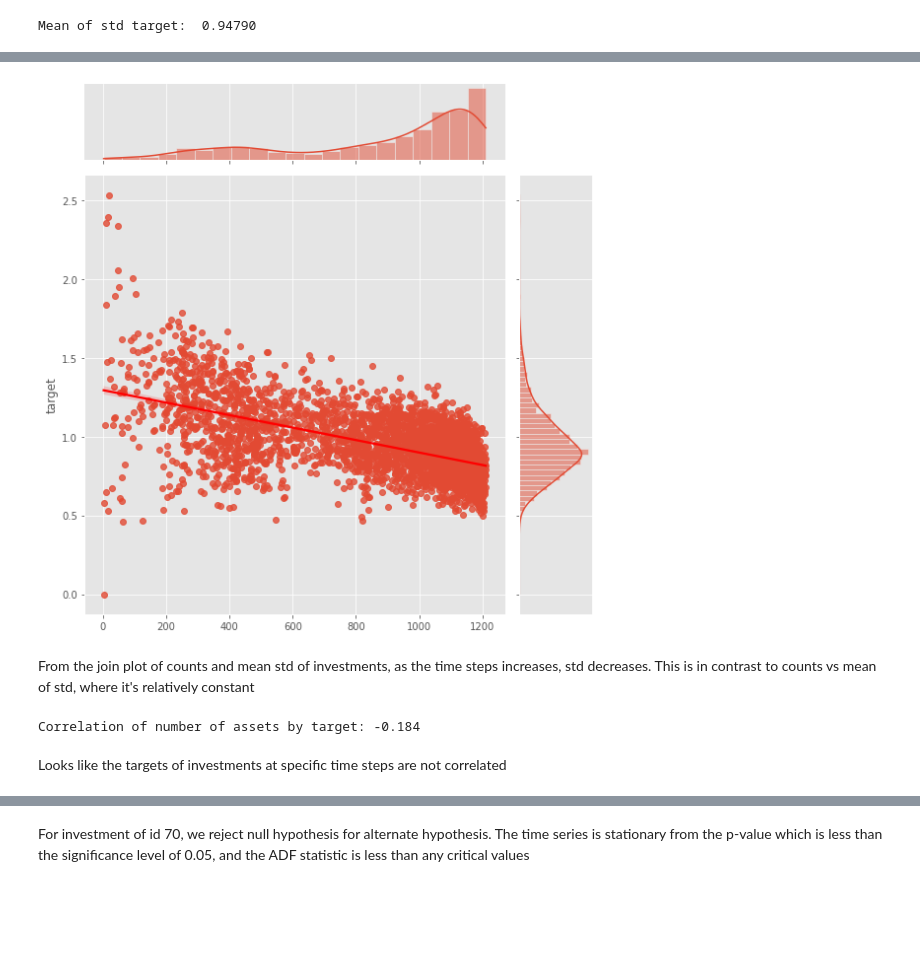
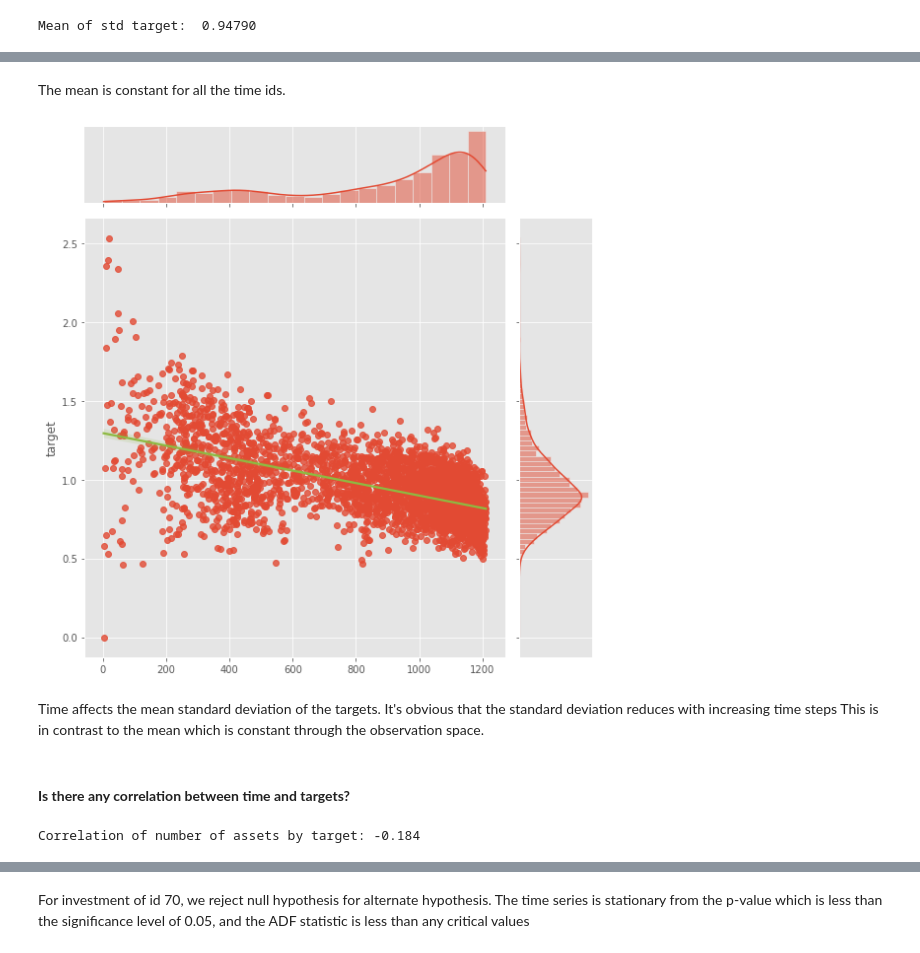
Before and after one commit to denniesbor/module2, a Jupyter notebook: eda-ubiquant-market-prediction.ipynb, the cells around one changed output, grey strips where cells are left out. Cells and saved outputs as stored; diff of their text form; code cells hidden in the pictures; blank space fills up the shorter version.

```diff
--- a/eda-ubiquant-market-prediction.ipynb
+++ b/eda-ubiquant-market-prediction.ipynb
@@ -156,14 +183,18 @@ plt.show()
+# %% [markdown]
+The mean is constant for all the time ids.
 # %%
 #  the count of investment time steps against mean std of each investment
 
 qx = sns.jointplot(x=obs_by_asset.values, y=sts_target, kind="reg",
-                   height=8, joint_kws={'line_kws':{'color':'red'}})
+                   height=8, joint_kws={'line_kws':{'color':next(color_cycle)}})
 ax.ax_joint.set_xlabel('observations')
 ax.ax_joint.set_ylabel('std target')
 plt.show()
 # %% [output]
-[figure, old version]
+[figure, new version]
-# %% [markdown]
-From the join plot of counts and mean std of investments, as the time steps increases, std decreases.
-This is in contrast to counts vs mean of std, where it's relatively constant
+# %% [markdown]
+Time affects the mean standard deviation of the targets. It's obvious that the standard deviation reduces with increasing time steps
+This is in contrast to the mean which is constant through the observation space.
+# %% [markdown]
+#### **Is there any correlation between time and targets?**
 # %%
@@ -174,5 +205,3 @@ r = np.corrcoef(train.groupby('time_id')['investment_id'].nunique(), train.group
 print(f"Correlation of number of assets by target: {r:0.3f}")
 # %% [output]
 Correlation of number of assets by target: -0.184
-# %% [markdown]
-Looks like the targets of investments at specific time steps are not correlated
```
Also changed, not shown: parts of 47 cells of this notebook.
